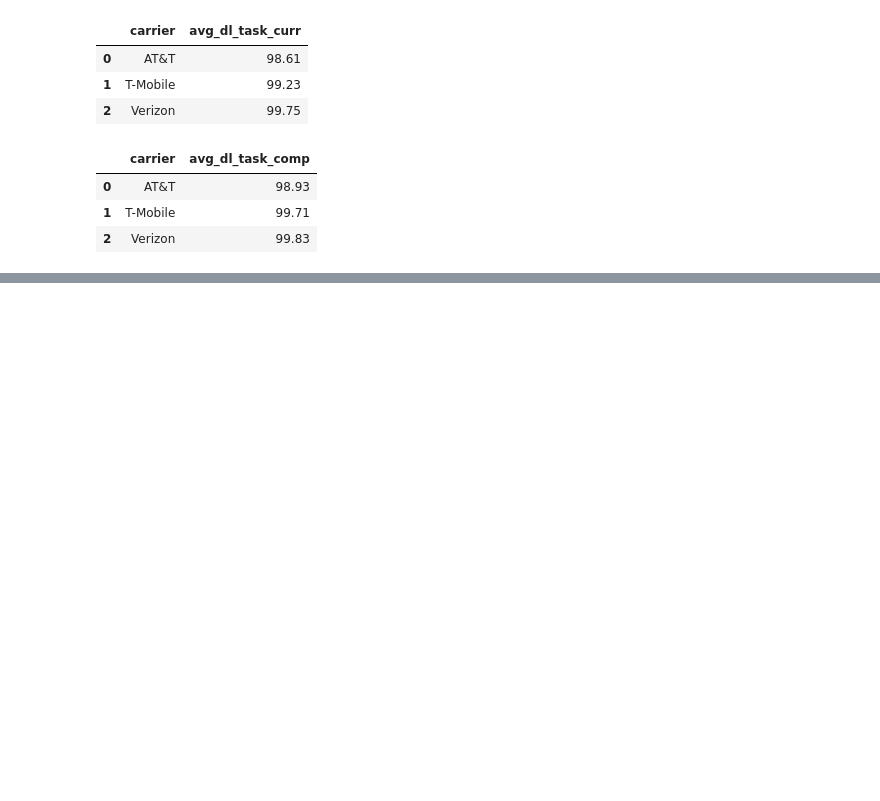
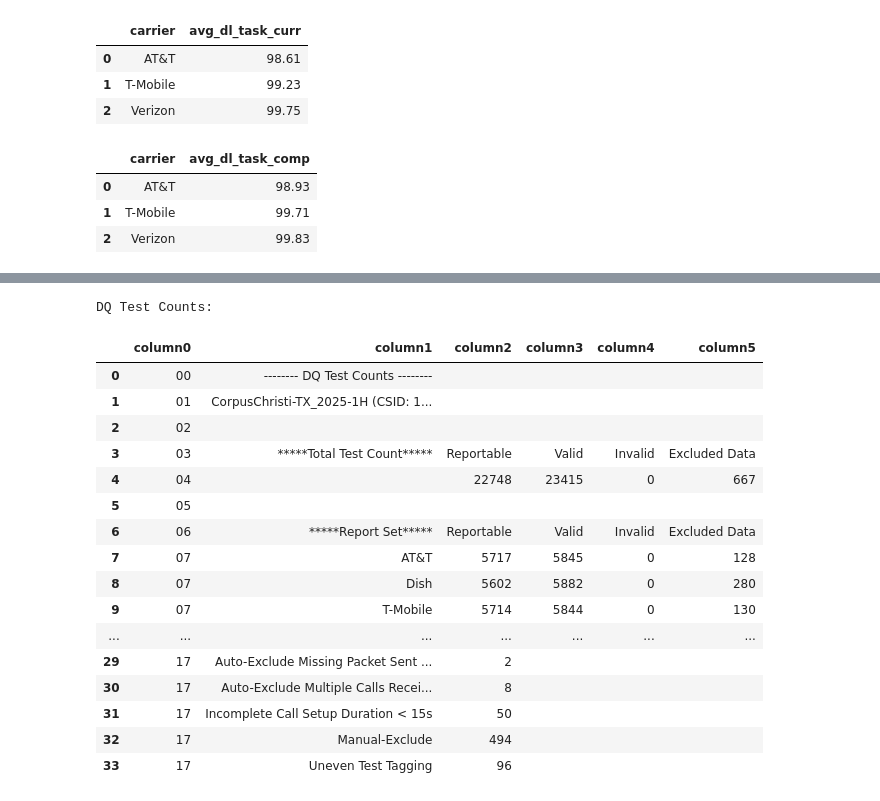
Before and after one commit to ookla-jennymassari/dq_reporting_test.py, a Jupyter notebook: dq_reporting_notebook.ipynb, the cells around one changed output, grey strips where cells are left out. Cells and saved outputs as stored; diff of their text form; code cells hidden in the pictures; blank space fills up the shorter version.

Commit message:
1- Refactored the utils, eom tables and plots files. 2- Created the html page.

```diff
--- a/dq_reporting_notebook.ipynb
+++ b/dq_reporting_notebook.ipynb
@@ -1607,0 +1625,24 @@ dl_all_task_comp.head()
+# %%
+
+print("DQ Test Counts: ")
+
+df_test_count.head(len(df_test_count))
+# %% [output]
+DQ Test Counts:
+|  | column0 | column1 | column2 | column3 | column4 | column5 |
+| 0 | 00 | -------- DQ Test Counts -------- |  |  |  |  |
+| 1 | 01 | CorpusChristi-TX_2025-1H (CSID: 1... |  |  |  |  |
+| 2 | 02 |  |  |  |  |  |
+| 3 | 03 | *****Total Test Count***** | Reportable | Valid | Invalid | Excluded Data |
+| 4 | 04 |  | 22748 | 23415 | 0 | 667 |
+| 5 | 05 |  |  |  |  |  |
+| 6 | 06 | *****Report Set***** | Reportable | Valid | Invalid | Excluded Data |
+| 7 | 07 | AT&T | 5717 | 5845 | 0 | 128 |
+| 8 | 07 | Dish | 5602 | 5882 | 0 | 280 |
+| 9 | 07 | T-Mobile | 5714 | 5844 | 0 | 130 |
+| ... | ... | ... | ... | ... | ... | ... |
+| 29 | 17 | Auto-Exclude Missing Packet Sent ... | 2 |  |  |  |
+| 30 | 17 | Auto-Exclude Multiple Calls Recei... | 8 |  |  |  |
+| 31 | 17 | Incomplete Call Setup Duration < 15s | 50 |  |  |  |
+| 32 | 17 | Manual-Exclude | 494 |  |  |  |
+| 33 | 17 | Uneven Test Tagging | 96 |  |  |  |
```
Also changed, not shown: parts of 3 cells of this notebook, 17 other files.
